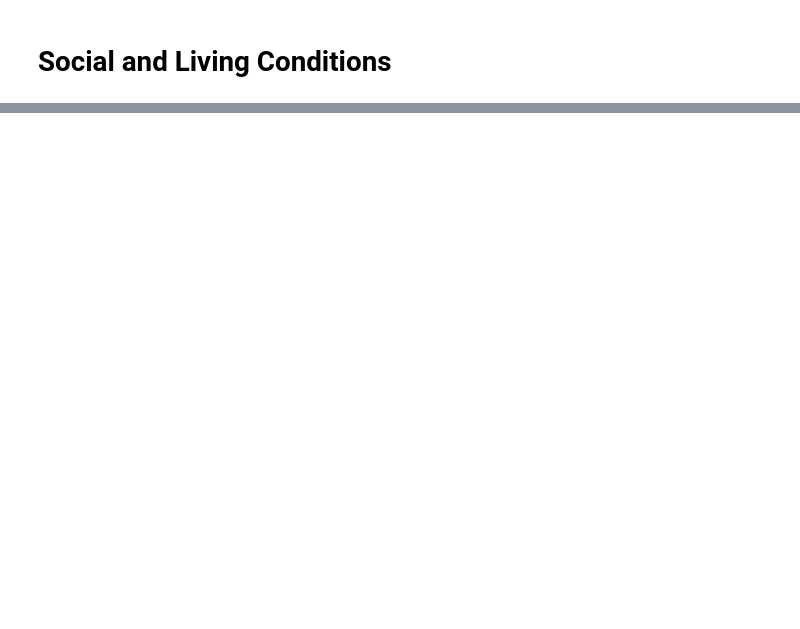
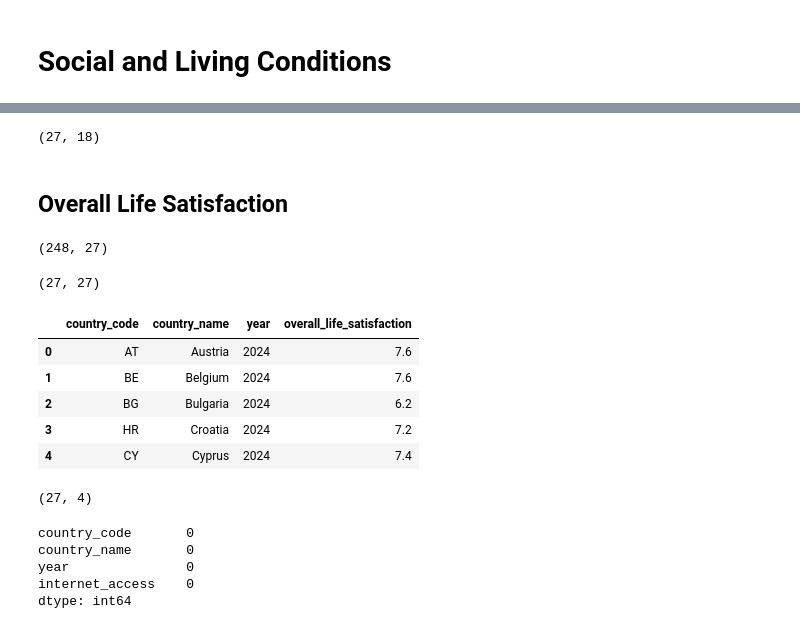
Before and after one commit to eljesam/DAV_Eljesa_Repeat, a Jupyter notebook: Notebooks/EQLI_analysis.ipynb, the cells around one changed output, grey strips where cells are left out. Saved outputs shown, nothing was run; the diff lists cells and outputs as text; code cells hidden in the pictures; blank space fills up the shorter version.

```diff
--- a/Notebooks/EQLI_analysis.ipynb
+++ b/Notebooks/EQLI_analysis.ipynb
@@ -1270,0 +1404,13 @@ eqli_data.to_csv(
+# %%
+eqli_data = pd.merge(
+    eqli_data,
+    household_internet_access_clean[
+        ["country_code", "internet_access"]
+    ],
+    on="country_code",
+    how="inner"
+)
+
+eqli_data.shape
+# %% [output]
+(27, 18)
@@ -1270,0 +1421,58 @@ eqli_data.to_csv(
+# %% [markdown]
+## Overall Life Satisfaction
+# %%
+overall_life_satisfaction_2024 = overall_life_satisfaction[
+    overall_life_satisfaction["TIME_PERIOD"] == 2024
+].copy()
+
+overall_life_satisfaction.shape
+# %% [output]
+(248, 27)
+# %%
+overall_life_satisfaction_eu27 = overall_life_satisfaction_2024[
+    overall_life_satisfaction_2024["geo"].isin(eu27)
+].copy()
+
+overall_life_satisfaction_eu27.shape
+# %% [output]
+(27, 27)
+# %%
+overall_life_satisfaction_clean = overall_life_satisfaction_eu27[
+    [
+        "geo",
+        "Geopolitical entity (reporting)",
+        "TIME_PERIOD",
+        "OBS_VALUE"
+    ]
+].copy()
+# %%
+overall_life_satisfaction_clean = overall_life_satisfaction_clean.rename(columns={
+     "geo": "country_code",
+        "Geopolitical entity (reporting)": "country_name",
+        "TIME_PERIOD": "year",
+        "OBS_VALUE": "overall_life_satisfaction"
+}
+)
+# %%
+overall_life_satisfaction_clean = (overall_life_satisfaction_clean.sort_values("country_name").reset_index(drop=True))
+
+overall_life_satisfaction_clean.head()
+# %% [output]
+|  | country_code | country_name | year | overall_life_satisfaction |
+| 0 | AT | Austria | 2024 | 7.6 |
+| 1 | BE | Belgium | 2024 | 7.6 |
+| 2 | BG | Bulgaria | 2024 | 6.2 |
+| 3 | HR | Croatia | 2024 | 7.2 |
+| 4 | CY | Cyprus | 2024 | 7.4 |
+# %%
+overall_life_satisfaction_clean.shape
+# %% [output]
+(27, 4)
+# %%
+overall_life_satisfaction_clean.isnull().sum()
+# %% [output]
+country_code       0
+country_name       0
+year               0
+internet_access    0
+dtype: int64
```
Also changed, not shown: parts of 26 cells of this notebook, 4 other files.
